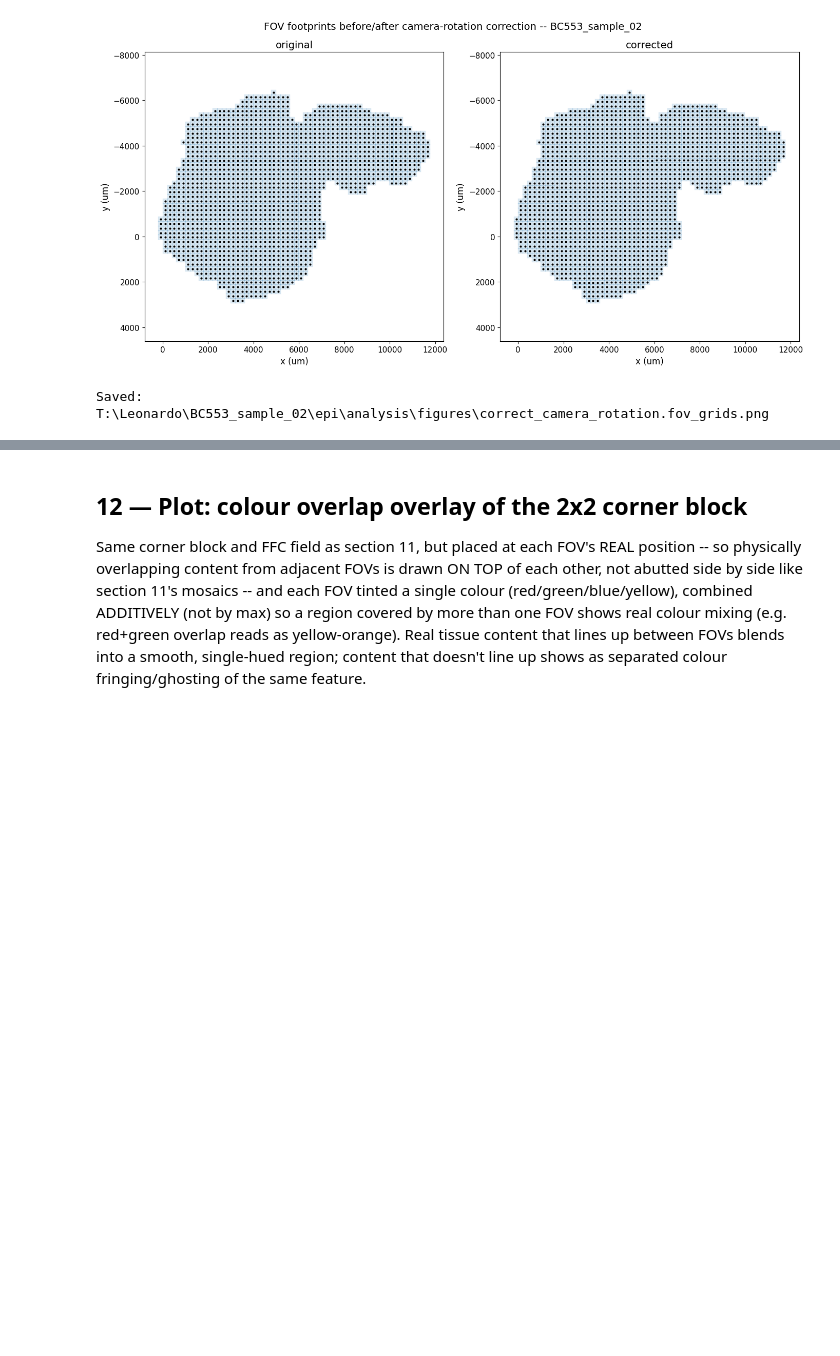
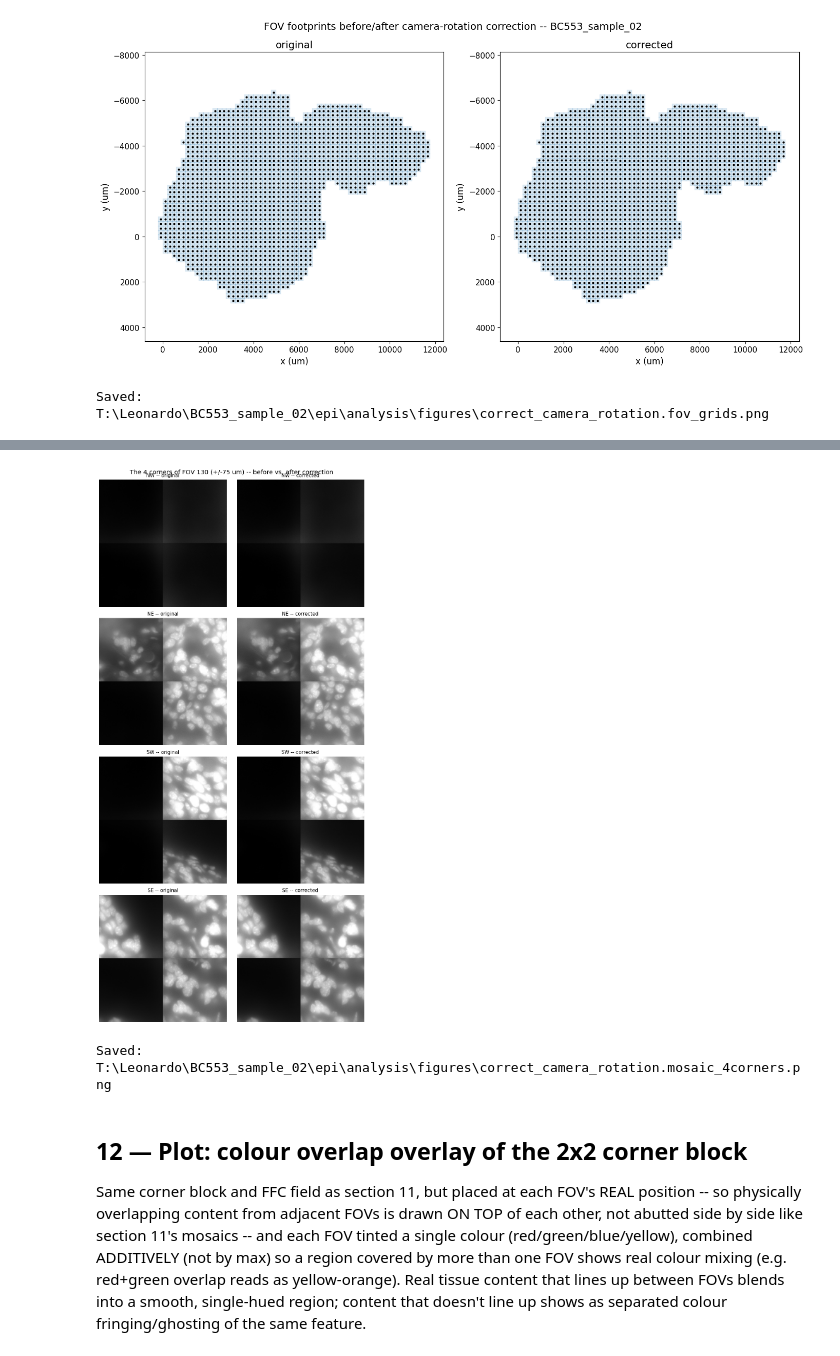
Before and after one commit to leonardosepulveda/MERci, a Jupyter notebook: notebooks/misc/correct_camera_rotation.ipynb, the cells around one changed output, grey strips where cells are left out. Saved outputs shown, nothing was run; the diff lists cells and outputs as text; code cells hidden in the pictures; blank space fills up the shorter version.

```diff
--- a/notebooks/misc/correct_camera_rotation.ipynb
+++ b/notebooks/misc/correct_camera_rotation.ipynb
@@ -839,3 +933,24 @@ Saved: T:\Leonardo\BC553_sample_02\epi\analysis\figures\correct_camera_rotation.
+# %%
+fig, axes = plt.subplots(4, 2, figsize=(9, 18))
+for row, corner in enumerate(("NW", "NE", "SW", "SE")):
+    for col, (corners_dict, title) in enumerate(
+        ((block3x3_original_corners, "original"), (block3x3_corrected_corners, "corrected"))
+    ):
+        ax = axes[row][col]
+        ax.imshow(corners_dict[corner], cmap="gray")
+        ax.set_title(f"{corner} -- {title}", fontsize=PLOT_TICK_FONTSIZE)
+        ax.axis("off")
+
+fig.suptitle(f"The 4 corners of FOV {anchor_fov} (+/-{MOSAIC_2X2_ZOOM_HALF_UM:.0f} um) -- "
+             f"before vs. after correction", fontsize=PLOT_TITLE_FONTSIZE)
+fig.tight_layout()
+fig_path = figures_dir / f"{NOTEBOOK_NAME}.mosaic_4corners.png"
+fig.savefig(fig_path, dpi=150)
+plt.show()
+print(f"Saved: {fig_path}")
+# %% [output]
+[figure, added]
+Saved: T:\Leonardo\BC553_sample_02\epi\analysis\figures\correct_camera_rotation.mosaic_4corners.png
 # %% [markdown]
 ## 12 — Plot: colour overlap overlay of the 2x2 corner block
 
```
Also changed, not shown: parts of 21 cells of this notebook, 1 other file.
